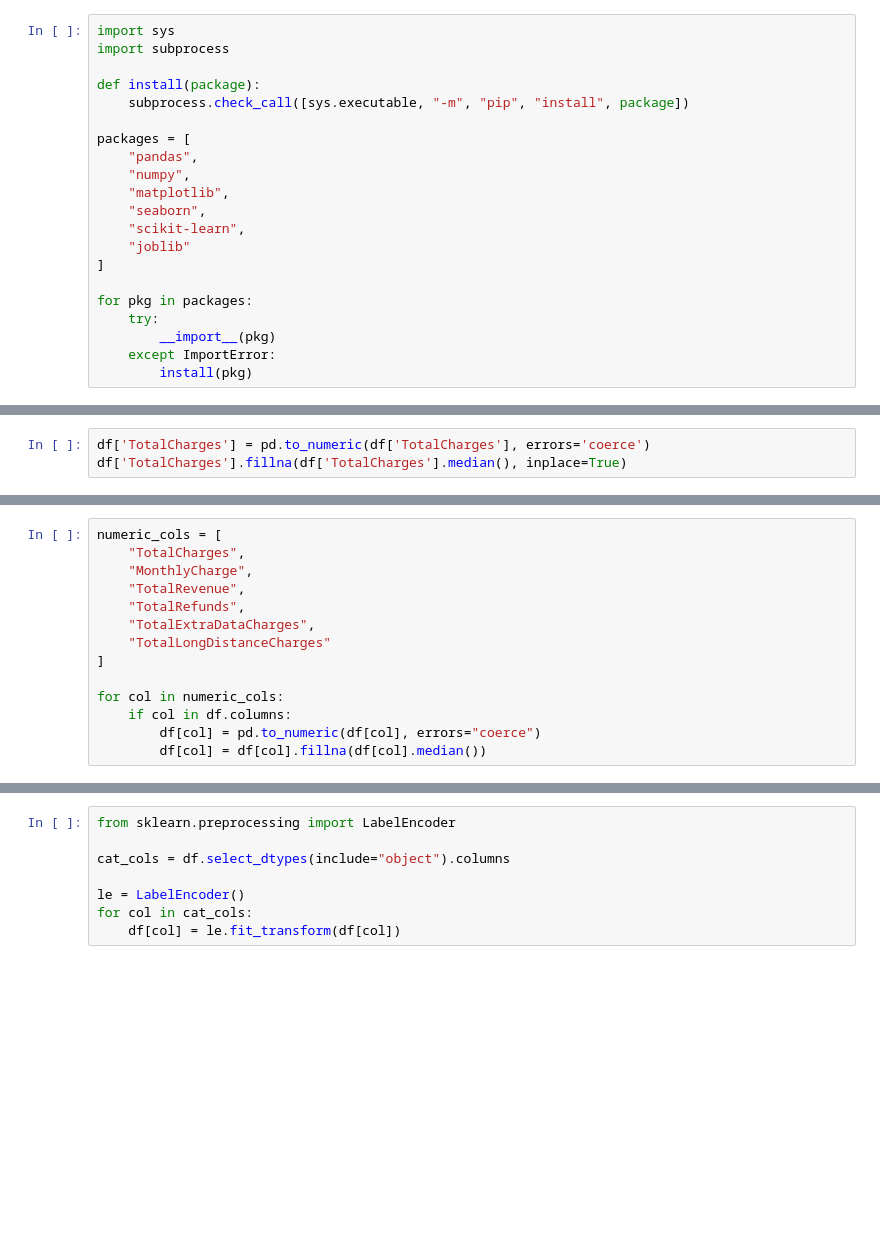
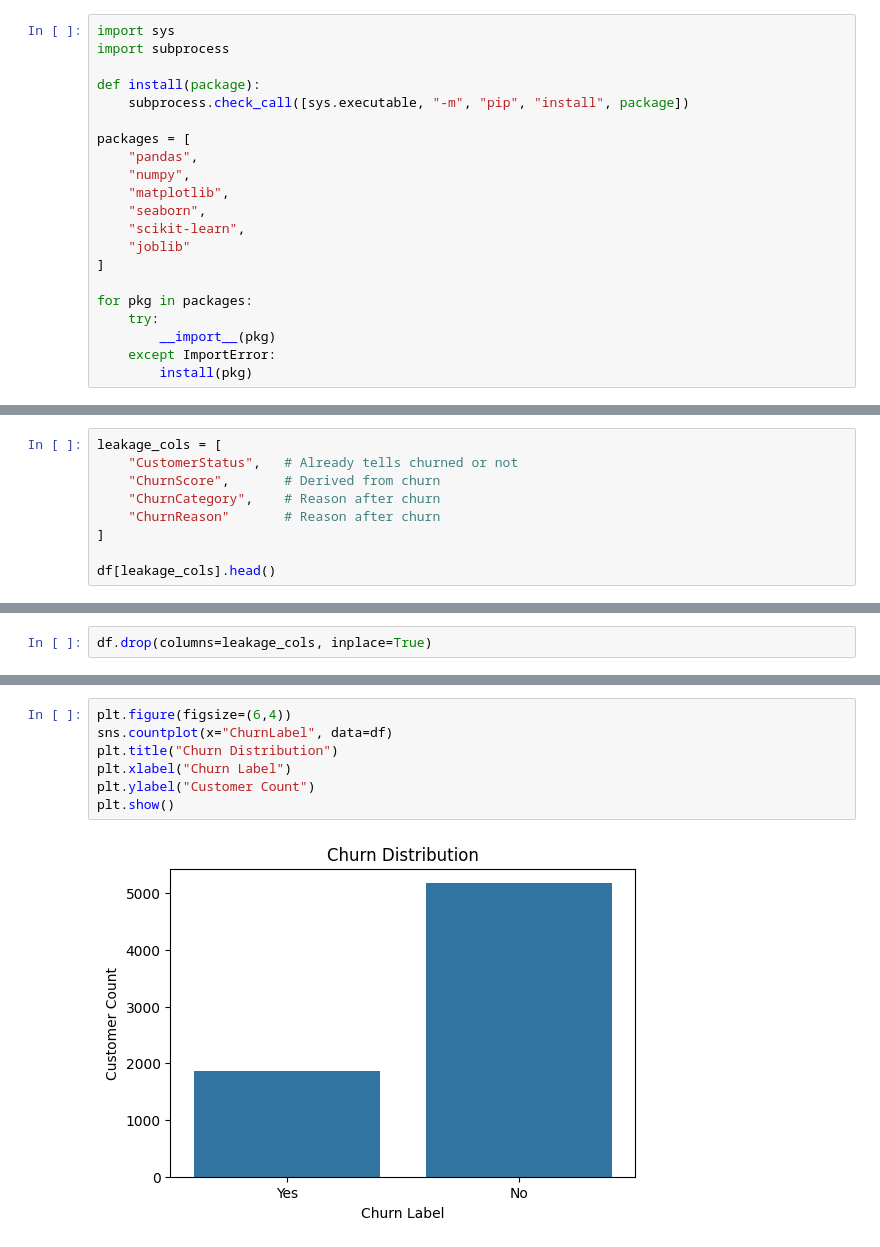
Before and after one commit to Vishaldubey2210/Churn_Model, a Jupyter notebook: notebooks/churn_analysis.ipynb, the cells around one changed output, grey strips where cells are left out. Drawn from its saved outputs; the diff is of its cells as text; blank space fills up the shorter version.

```diff
--- a/notebooks/churn_analysis.ipynb
+++ b/notebooks/churn_analysis.ipynb
@@ -113,4 +184,10 @@ dtype: int64
 # %%
-df['TotalCharges'] = pd.to_numeric(df['TotalCharges'], errors='coerce')
-df['TotalCharges'].fillna(df['TotalCharges'].median(), inplace=True)
+leakage_cols = [
+    "CustomerStatus",   # Already tells churned or not
+    "ChurnScore",       # Derived from churn
+    "ChurnCategory",    # Reason after churn
+    "ChurnReason"       # Reason after churn
+]
+
+df[leakage_cols].head()
 # %% [output]
@@ -123,14 +211,2 @@ For example, when doing 'df[col].method(value, inplace=True)', try using 'df.met
 # %%
-numeric_cols = [
-    "TotalCharges",
-    "MonthlyCharge",
-    "TotalRevenue",
-    "TotalRefunds",
-    "TotalExtraDataCharges",
-    "TotalLongDistanceCharges"
-]
-
-for col in numeric_cols:
-    if col in df.columns:
-        df[col] = pd.to_numeric(df[col], errors="coerce")
-        df[col] = df[col].fillna(df[col].median())
+df.drop(columns=leakage_cols, inplace=True)
@@ -137,8 +220,9 @@ for col in numeric_cols:
 # %%
-from sklearn.preprocessing import LabelEncoder
-
-cat_cols = df.select_dtypes(include="object").columns
-
-le = LabelEncoder()
-for col in cat_cols:
-    df[col] = le.fit_transform(df[col])
+plt.figure(figsize=(6,4))
+sns.countplot(x="ChurnLabel", data=df)
+plt.title("Churn Distribution")
+plt.xlabel("Churn Label")
+plt.ylabel("Customer Count")
+plt.show()
+# %% [output]
+[figure, added]
```
Also changed, not shown: parts of 65 cells of this notebook, 4 other files.
